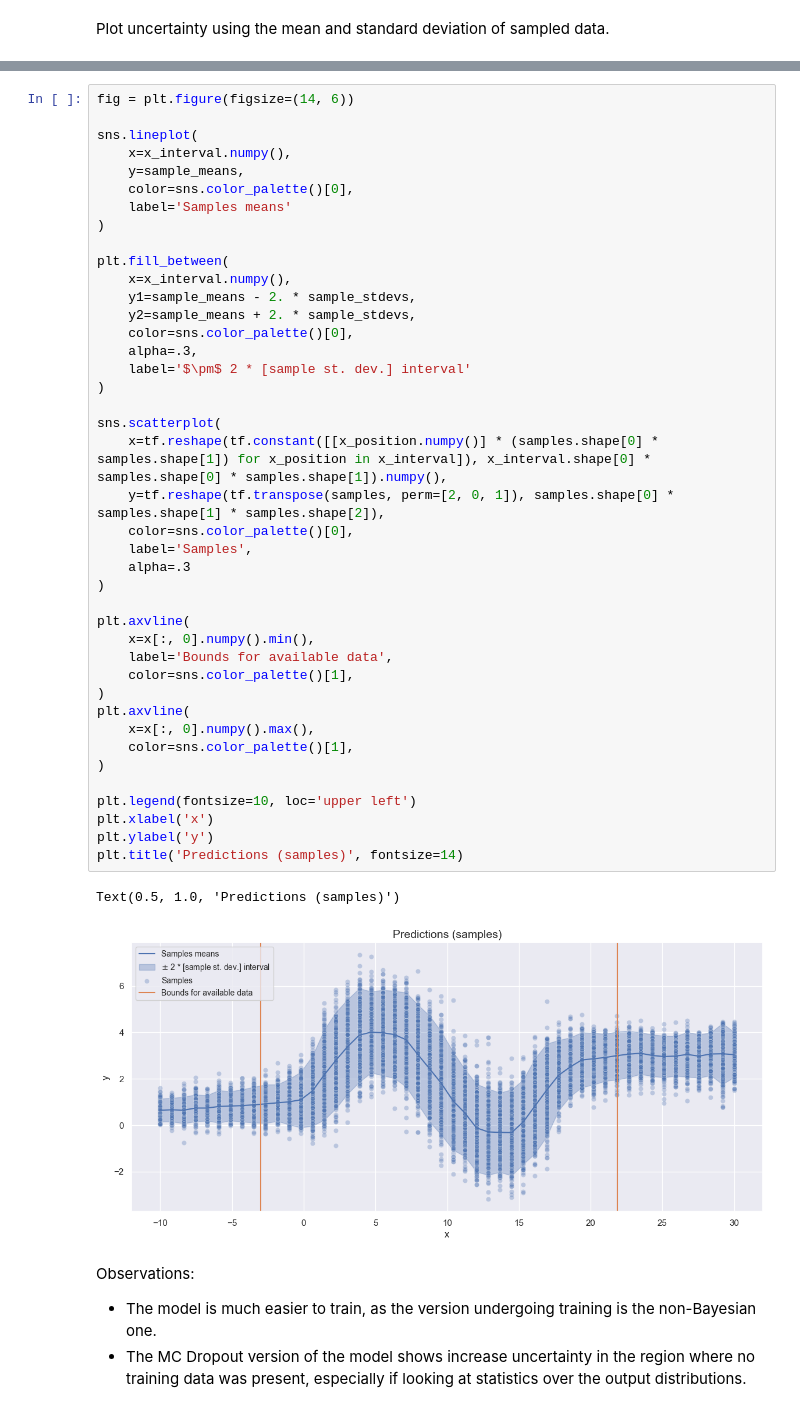
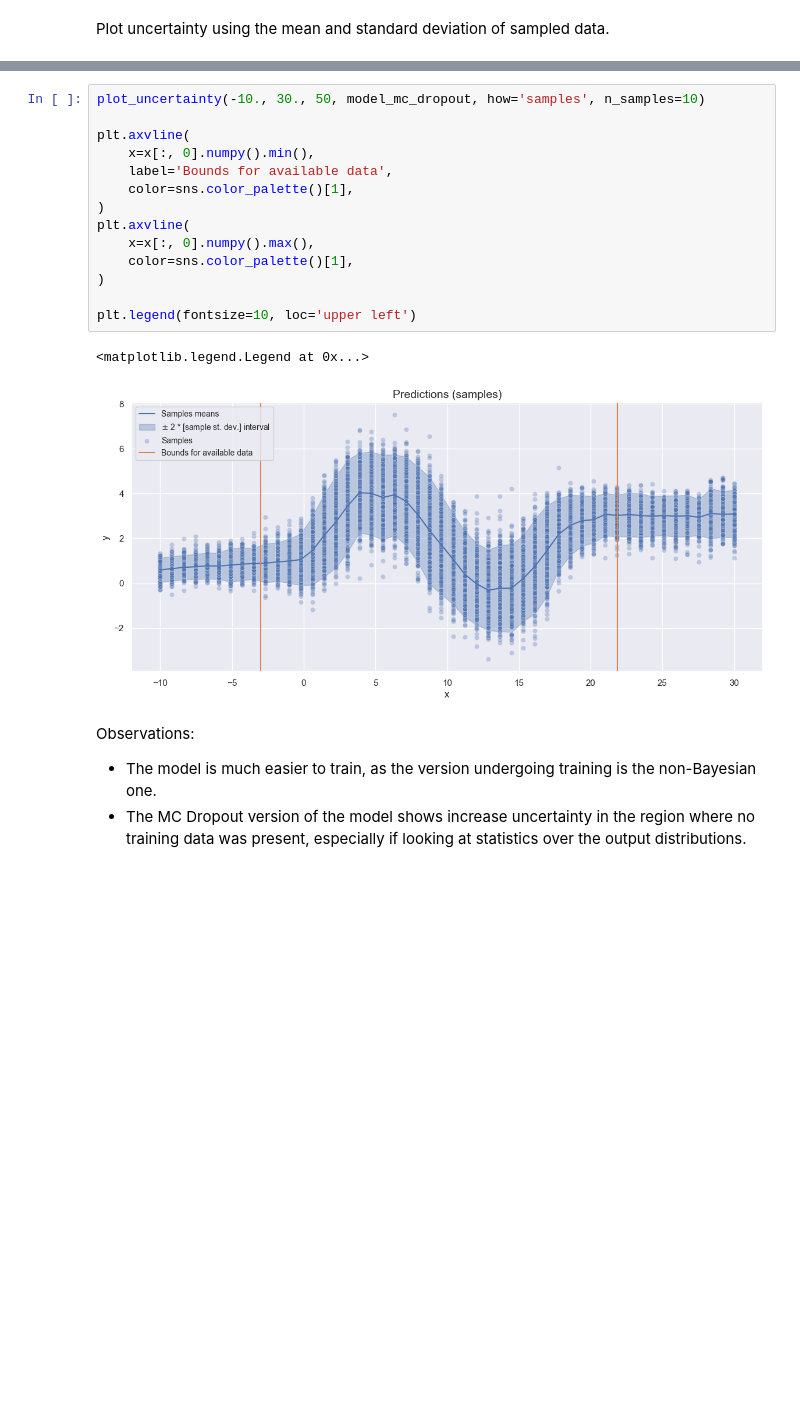
Before and after one commit to emanuele-moscato/bayesian-explorations, a Jupyter notebook: notebooks/regression_techniques_review.ipynb, the cells around one changed output, grey strips where cells are left out. Drawn from its saved outputs; the diff is of its cells as text; blank space fills up the shorter version.

```diff
--- a/notebooks/regression_techniques_review.ipynb
+++ b/notebooks/regression_techniques_review.ipynb
@@ -715,47 +664,20 @@ sample_stdevs = tfp.stats.stddev(
 # %%
-fig = plt.figure(figsize=(14, 6))
-
-sns.lineplot(
-    x=x_interval.numpy(),
-    y=sample_means,
-    color=sns.color_palette()[0],
-    label='Samples means'
-)
-
-plt.fill_between(
-    x=x_interval.numpy(),
-    y1=sample_means - 2. * sample_stdevs,
-    y2=sample_means + 2. * sample_stdevs,
-    color=sns.color_palette()[0],
-    alpha=.3,
-    label='$\pm$ 2 * [sample st. dev.] interval'
-)
-
-sns.scatterplot(
-    x=tf.reshape(tf.constant([[x_position.numpy()] * (samples.shape[0] * samples.shape[1]) for x_position in x_interval]), x_interval.shape[0] * samples.shape[0] * samples.shape[1]).numpy(),
-    y=tf.reshape(tf.transpose(samples, perm=[2, 0, 1]), samples.shape[0] * samples.shape[1] * samples.shape[2]),
-    color=sns.color_palette()[0],
-    label='Samples',
-    alpha=.3
-)
+plot_uncertainty(-10., 30., 50, model_mc_dropout, how='samples', n_samples=10)
 
 plt.axvline(
     x=x[:, 0].numpy().min(),
     label='Bounds for available data',
     color=sns.color_palette()[1],
 )
 plt.axvline(
     x=x[:, 0].numpy().max(),
     color=sns.color_palette()[1],
 )
 
 plt.legend(fontsize=10, loc='upper left')
-plt.xlabel('x')
-plt.ylabel('y')
-plt.title('Predictions (samples)', fontsize=14)
 # %% [output]
-Text(0.5, 1.0, 'Predictions (samples)')
+<matplotlib.legend.Legend at 0x...>
-[figure, old version]
+[figure, new version]
 # %% [markdown]
 Observations:
 - The model is much easier to train, as the version undergoing training is the non-Bayesian one.
```
Also changed, not shown: parts of 5 cells of this notebook, 1 other file.
